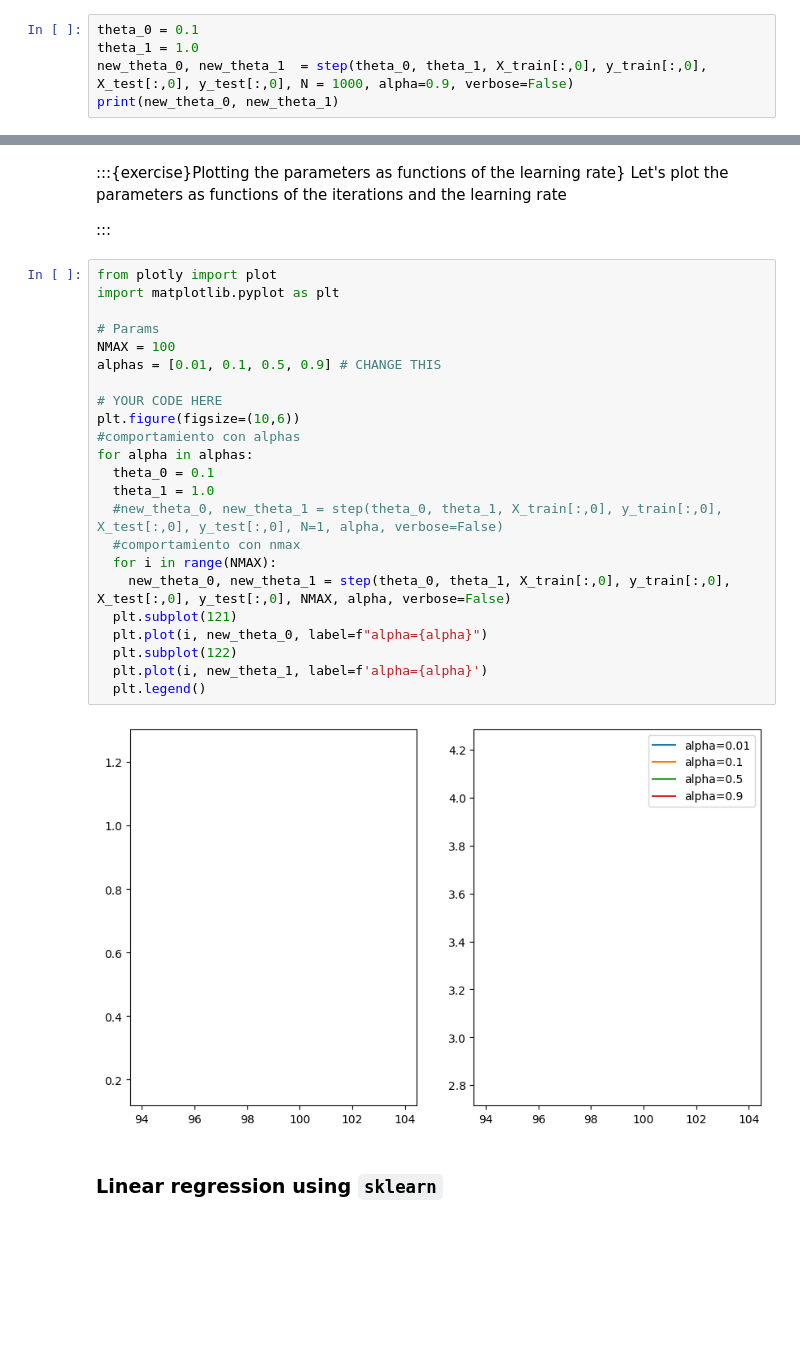
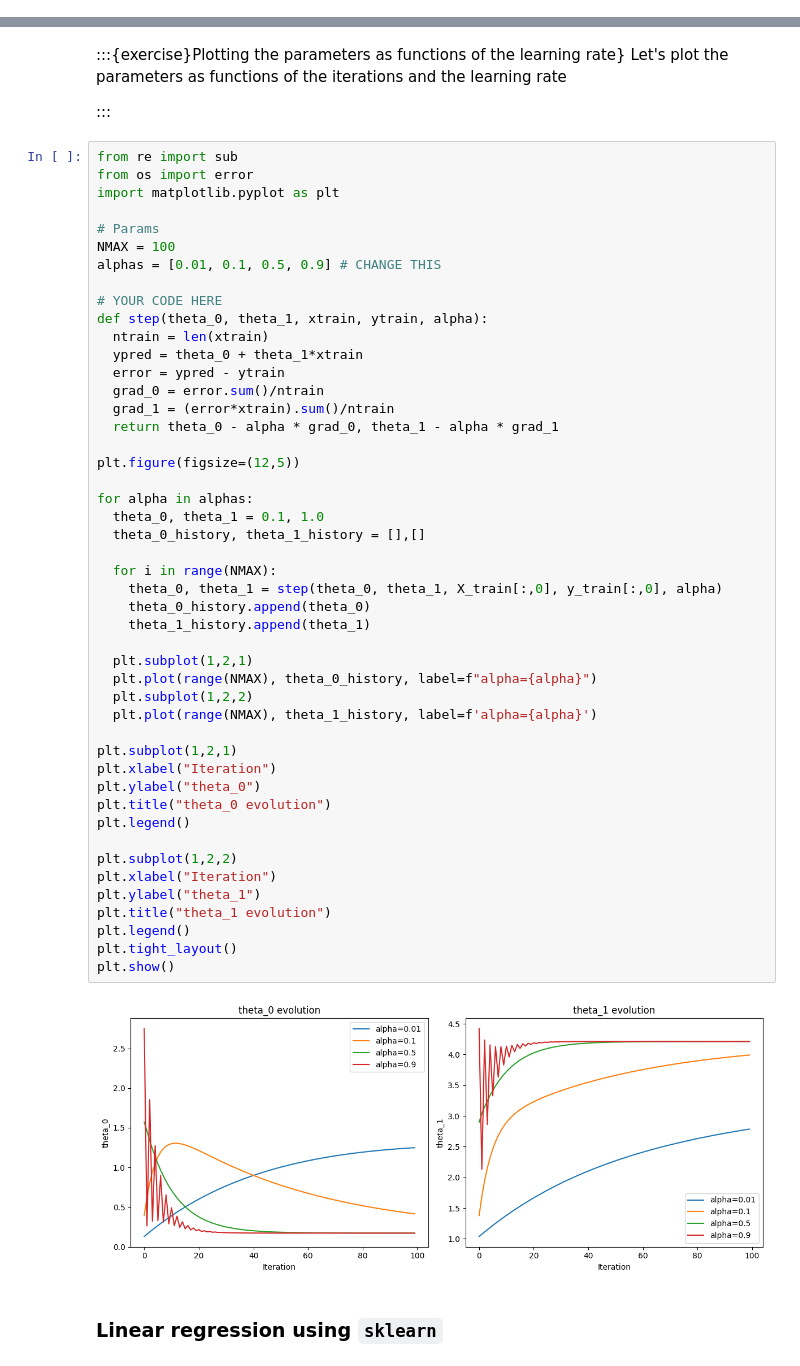
Before and after one commit to Jules-31/ML4SCI, a Jupyter notebook: lectures/04-LinearRegression/LinearRegression.ipynb, the cells around one changed output, grey strips where cells are left out. Cells and saved outputs as stored; diff of their text form; blank space fills up the shorter version.

```diff
--- a/lectures/04-LinearRegression/LinearRegression.ipynb
+++ b/lectures/04-LinearRegression/LinearRegression.ipynb
@@ -775,8 +775,3 @@ new_theta_0, new_theta_1  = step(theta_0, theta_1, X_train[:,0], y_train[:,0], X
 print(new_theta_0, new_theta_1)
 # %% [output]
 0.1723044085781217 4.213355041811691
-# %%
-theta_0 = 0.1
-theta_1 = 1.0
-new_theta_0, new_theta_1  = step(theta_0, theta_1, X_train[:,0], y_train[:,0], X_test[:,0], y_test[:,0], N = 1000, alpha=0.9, verbose=False)
-print(new_theta_0, new_theta_1)
@@ -788,30 +781,54 @@ Let's plot the parameters as functions of the iterations and the learning rate
 
 :::
 # %%
-from plotly import plot
+from re import sub
+from os import error
 import matplotlib.pyplot as plt
 
 # Params
 NMAX = 100
 alphas = [0.01, 0.1, 0.5, 0.9] # CHANGE THIS
 
 # YOUR CODE HERE
-plt.figure(figsize=(10,6))
-#comportamiento con alphas
+def step(theta_0, theta_1, xtrain, ytrain, alpha):
+  ntrain = len(xtrain)
+  ypred = theta_0 + theta_1*xtrain
+  error = ypred - ytrain
+  grad_0 = error.sum()/ntrain
+  grad_1 = (error*xtrain).sum()/ntrain
+  return theta_0 - alpha * grad_0, theta_1 - alpha * grad_1
+
+plt.figure(figsize=(12,5))
+
 for alpha in alphas:
-  theta_0 = 0.1
-  theta_1 = 1.0
-  #new_theta_0, new_theta_1 = step(theta_0, theta_1, X_train[:,0], y_train[:,0], X_test[:,0], y_test[:,0], N=1, alpha, verbose=False)
-  #comportamiento con nmax
+  theta_0, theta_1 = 0.1, 1.0
+  theta_0_history, theta_1_history = [],[]
+
   for i in range(NMAX):
-    new_theta_0, new_theta_1 = step(theta_0, theta_1, X_train[:,0], y_train[:,0], X_test[:,0], y_test[:,0], NMAX, alpha, verbose=False)
-  plt.subplot(121)
-  plt.plot(i, new_theta_0, label=f"alpha={alpha}")
-  plt.subplot(122)
-  plt.plot(i, new_theta_1, label=f'alpha={alpha}')
-  plt.legend()
+    theta_0, theta_1 = step(theta_0, theta_1, X_train[:,0], y_train[:,0], alpha)
+    theta_0_history.append(theta_0)
+    theta_1_history.append(theta_1)
+
+  plt.subplot(1,2,1)
+  plt.plot(range(NMAX), theta_0_history, label=f"alpha={alpha}")
+  plt.subplot(1,2,2)
+  plt.plot(range(NMAX), theta_1_history, label=f'alpha={alpha}')
+
+plt.subplot(1,2,1)
+plt.xlabel("Iteration")
+plt.ylabel("theta_0")
+plt.title("theta_0 evolution")
+plt.legend()
+
+plt.subplot(1,2,2)
+plt.xlabel("Iteration")
+plt.ylabel("theta_1")
+plt.title("theta_1 evolution")
+plt.legend()
+plt.tight_layout()
+plt.show()
 # %% [output]
-[figure, old version]
+[figure, new version]
 # %% [markdown]
 ### Linear regression using `sklearn`
 # %%
```
Also changed, not shown: parts of 7 cells of this notebook.
